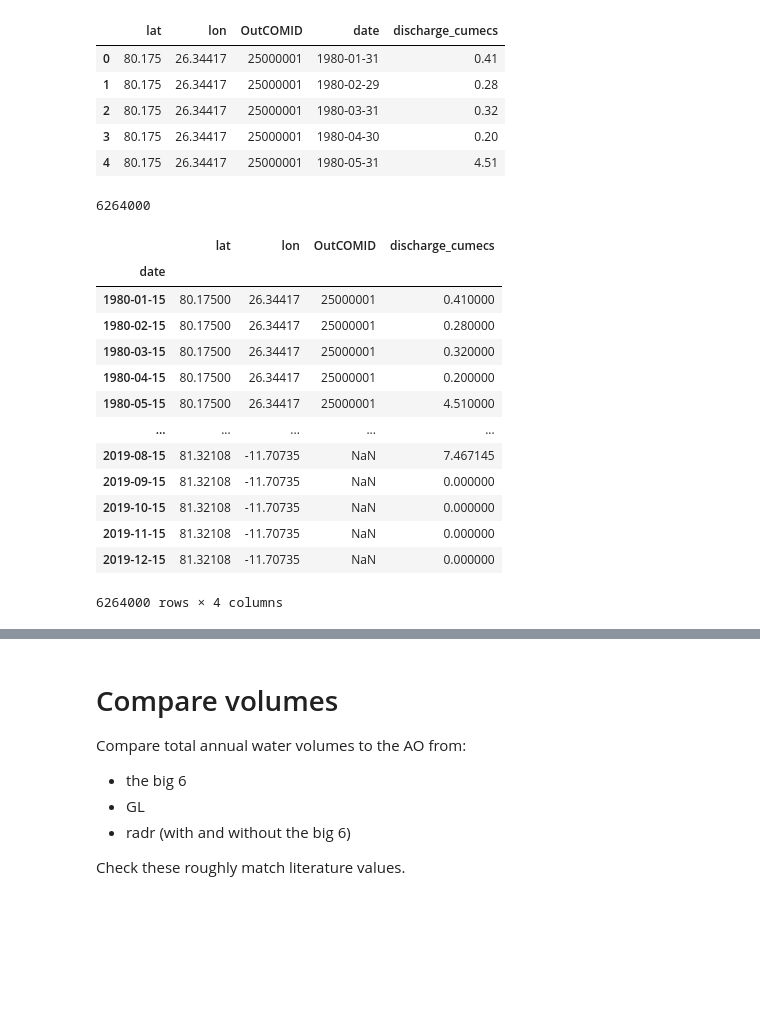
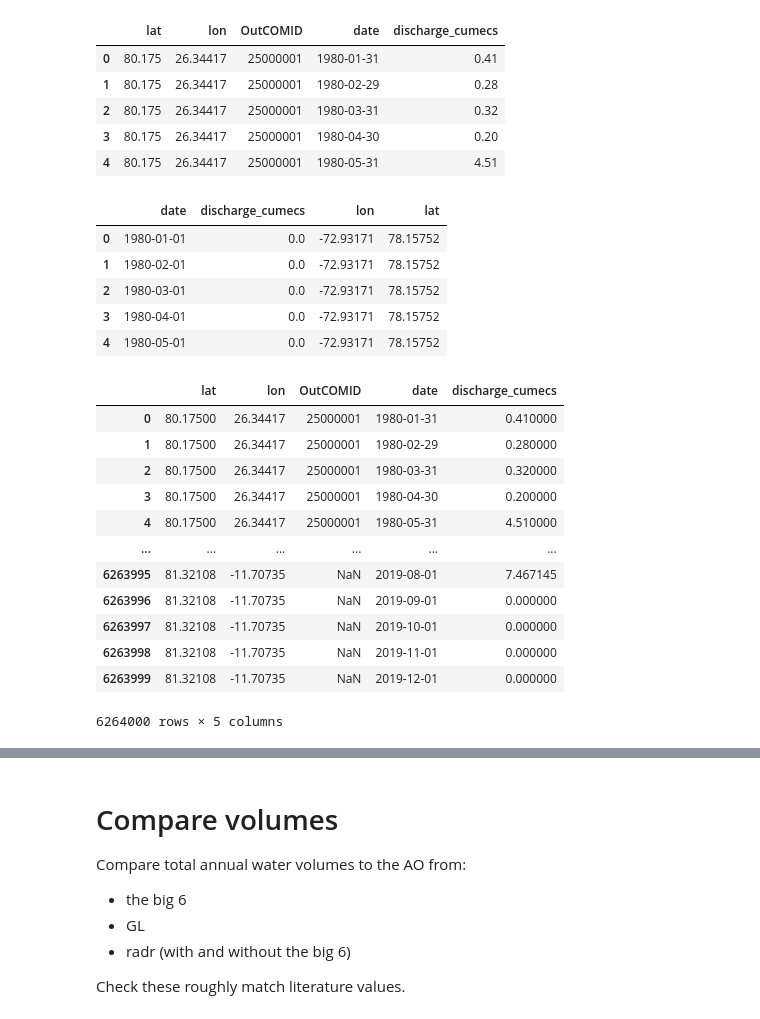
Before and after one commit to NIVANorge/BEST-Siberian, a Jupyter notebook: code/05b_merge_discharge.ipynb, the cells around one changed output, grey strips where cells are left out. Cells and saved outputs as stored; diff of their text form; code cells hidden in the pictures; blank space fills up the shorter version.

```diff
--- a/code/05b_merge_discharge.ipynb
+++ b/code/05b_merge_discharge.ipynb
@@ -795,31 +794,30 @@ df_long.head()
 | 2 | 80.175 | 26.34417 | 25000001 | 1980-03-31 | 0.32 |
 | 3 | 80.175 | 26.34417 | 25000001 | 1980-04-30 | 0.20 |
 | 4 | 80.175 | 26.34417 | 25000001 | 1980-05-31 | 4.51 |
+# %%
+gl_df.head()
+# %% [output]
+|  | date | discharge_cumecs | lon | lat |
+| 0 | 1980-01-01 | 0.0 | -72.93171 | 78.15752 |
+| 1 | 1980-02-01 | 0.0 | -72.93171 | 78.15752 |
+| 2 | 1980-03-01 | 0.0 | -72.93171 | 78.15752 |
+| 3 | 1980-04-01 | 0.0 | -72.93171 | 78.15752 |
+| 4 | 1980-05-01 | 0.0 | -72.93171 | 78.15752 |
 # %%
 # Concatenate RADR (+ArcticGRO) and Greenland data
-df_long = pd.concat([df_long, gl_df], axis=0, ignore_index=True)
-
-# Convert dates to format YYYY-MM-15
-df_long = df_long.set_index('date')
-df_long = reindex_fifteenth(df_long)
-df_long.reset_index()
-# df_long['date'] = df_long['date'].dt.strftime('%Y-%m')
-
-print(len(df_long))
+df_long = pd.concat([df_long_noGL, gl_df], axis=0, ignore_index=True)
 df_long
 # %% [output]
+|  | lat | lon | OutCOMID | date | discharge_cumecs |
+| 0 | 80.17500 | 26.34417 | 25000001 | 1980-01-31 | 0.410000 |
+| 1 | 80.17500 | 26.34417 | 25000001 | 1980-02-29 | 0.280000 |
+| 2 | 80.17500 | 26.34417 | 25000001 | 1980-03-31 | 0.320000 |
+| 3 | 80.17500 | 26.34417 | 25000001 | 1980-04-30 | 0.200000 |
+| 4 | 80.17500 | 26.34417 | 25000001 | 1980-05-31 | 4.510000 |
+| ... | ... | ... | ... | ... | ... |
+| 6263995 | 81.32108 | -11.70735 | NaN | 2019-08-01 | 7.467145 |
+| 6263996 | 81.32108 | -11.70735 | NaN | 2019-09-01 | 0.000000 |
+| 6263997 | 81.32108 | -11.70735 | NaN | 2019-10-01 | 0.000000 |
+| 6263998 | 81.32108 | -11.70735 | NaN | 2019-11-01 | 0.000000 |
+| 6263999 | 81.32108 | -11.70735 | NaN | 2019-12-01 | 0.000000 |
-6264000
+6264000 rows × 5 columns
-|  | lat | lon | OutCOMID | discharge_cumecs |
-| date |  |  |  |  |
-| 1980-01-15 | 80.17500 | 26.34417 | 25000001 | 0.410000 |
-| 1980-02-15 | 80.17500 | 26.34417 | 25000001 | 0.280000 |
-| 1980-03-15 | 80.17500 | 26.34417 | 25000001 | 0.320000 |
-| 1980-04-15 | 80.17500 | 26.34417 | 25000001 | 0.200000 |
-| 1980-05-15 | 80.17500 | 26.34417 | 25000001 | 4.510000 |
-| ... | ... | ... | ... | ... |
-| 2019-08-15 | 81.32108 | -11.70735 | NaN | 7.467145 |
-| 2019-09-15 | 81.32108 | -11.70735 | NaN | 0.000000 |
-| 2019-10-15 | 81.32108 | -11.70735 | NaN | 0.000000 |
-| 2019-11-15 | 81.32108 | -11.70735 | NaN | 0.000000 |
-| 2019-12-15 | 81.32108 | -11.70735 | NaN | 0.000000 |
-6264000 rows × 4 columns
```
Also changed, not shown: parts of 13 cells of this notebook.
